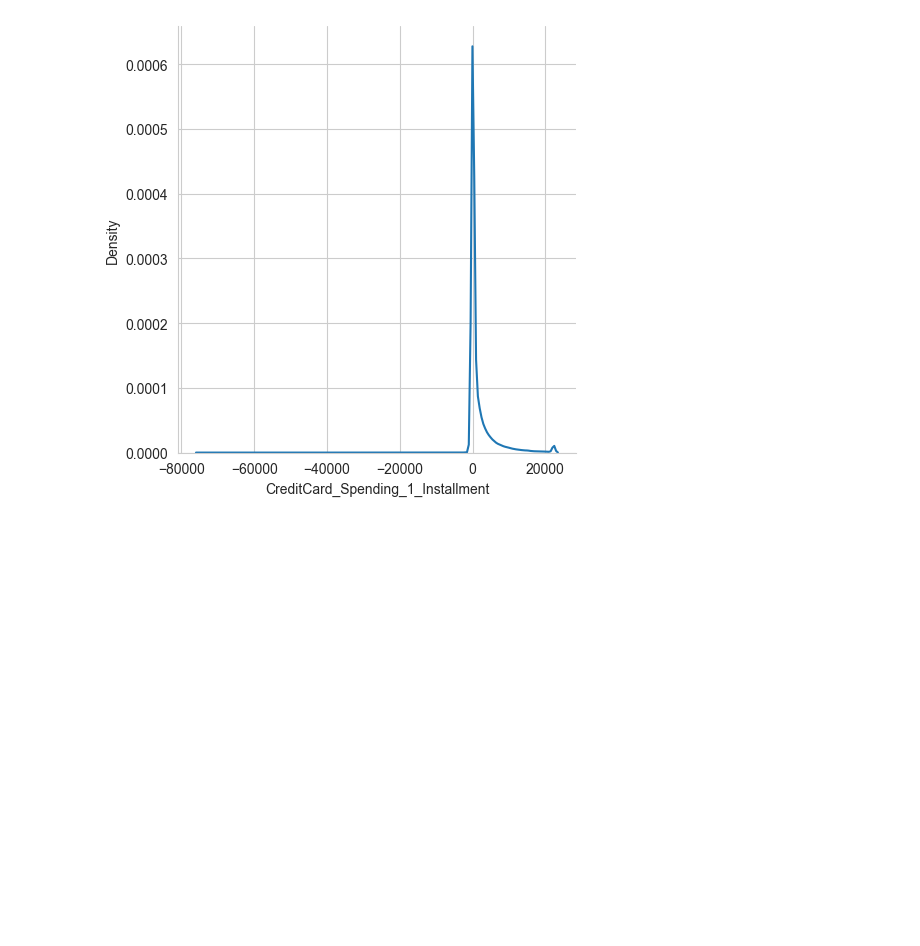
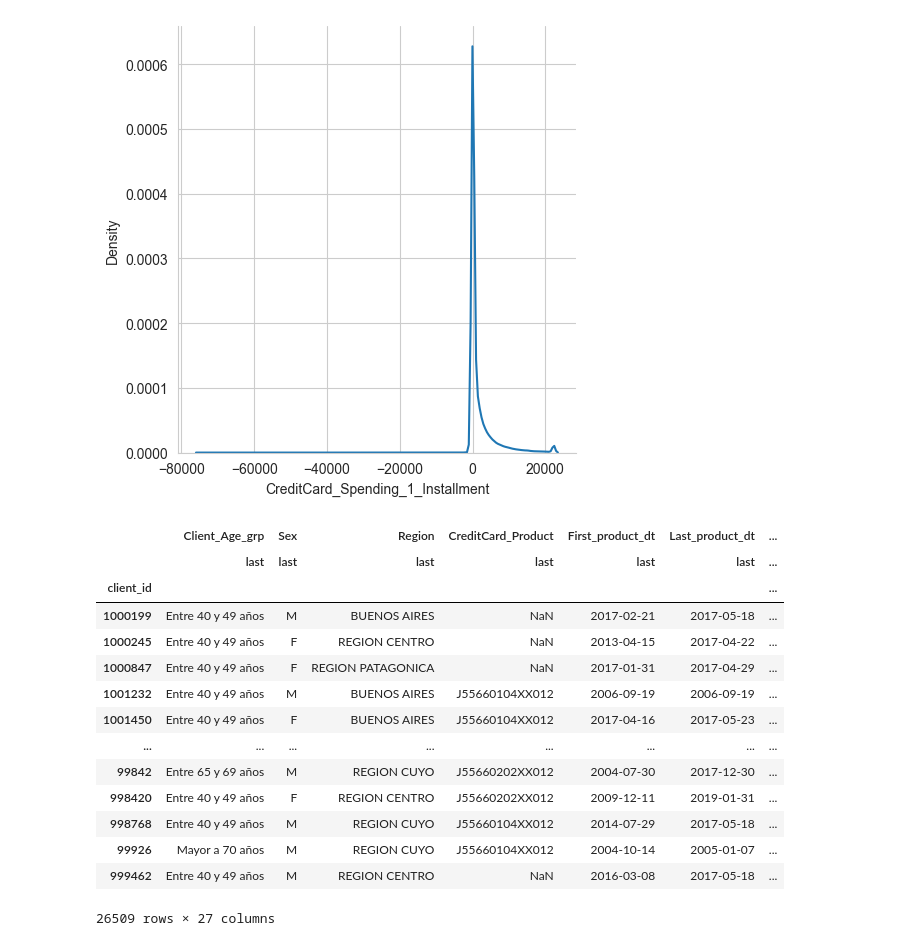
Before and after one commit to tomasanchez/ml-utn, a Jupyter notebook: notebooks/assignment.ipynb, the cells around one changed output. Drawn from its saved outputs; the diff is of its cells as text; code cells hidden in the pictures; blank space fills up the shorter version.

```diff
--- a/notebooks/assignment.ipynb
+++ b/notebooks/assignment.ipynb
@@ -680,6 +681,10 @@ plt.xlabel('Month')
 plt.show()
 # %% [output]
 [figure]
+# %%
+operations_to_sum = ['Operations_Bank', 'Operations_Terminal', 'Operations_HomeBanking',
+                     'Operations_Mobile', 'Operations_Ivr', 'Operations_Telemarketer', 'Operations_ATM']
+training_window['Operations_Total'] = training_window[operations_to_sum].sum(axis=1)
 # %%
 training_window['CreditCard_Total_Spending'].describe()
 # %% [output]
@@ -878,3 +883,43 @@ sns.displot(df['CreditCard_Spending_1_Installment'], kind='kde')
 plt.show()
 # %% [output]
 [figure]
+# %%
+training_window['First_product_dt'] = pd.to_datetime(training_window['First_product_dt'])
+training_window['Last_product_dt'] = pd.to_datetime(training_window['Last_product_dt'])
+categories = ['Client_Age_grp', 'Sex', 'Region', 'CreditCard_Product']
+training_window['CreditCard_Product'] = training_window['CreditCard_Product'].astype('category')
+# %%
+abt = training_window.groupby(['client_id']).agg(
+    {
+        'Client_Age_grp': 'last',
+        'Sex': 'last',
+        'Region': 'last',
+        'CreditCard_Product': 'last',
+        'First_product_dt': 'last',
+        'Last_product_dt': 'last',
+        'Operations_Total': 'sum',
+        'SavingAccount_DebitCard_Spend_Amount': ['sum', 'mean', 'min', 'max'],
+        'SavingAccount_Balance_Average': ['sum', 'mean', 'min', 'max'],
+        'CreditCard_Total_Spending': ['sum', 'mean', 'min', 'max'],
+        'CreditCard_Spending_1_Installment': ['sum', 'mean', 'min', 'max'],
+        'CreditCard_Spending_Installments': ['sum', 'mean', 'min', 'max'],
+    }
+)
+# %%
+abt
+# %% [output]
+|  | Client_Age_grp | Sex | Region | CreditCard_Product | First_product_dt | Last_product_dt | ... |
+|  | last | last | last | last | last | last | ... |
+| client_id |  |  |  |  |  |  | ... |
+| 1000199 | Entre 40 y 49 años | M | BUENOS AIRES | NaN | 2017-02-21 | 2017-05-18 | ... |
+| 1000245 | Entre 40 y 49 años | F | REGION CENTRO | NaN | 2013-04-15 | 2017-04-22 | ... |
+| 1000847 | Entre 40 y 49 años | F | REGION PATAGONICA | NaN | 2017-01-31 | 2017-04-29 | ... |
+| 1001232 | Entre 40 y 49 años | M | BUENOS AIRES | J55660104XX012 | 2006-09-19 | 2006-09-19 | ... |
+| 1001450 | Entre 40 y 49 años | F | BUENOS AIRES | J55660104XX012 | 2017-04-16 | 2017-05-23 | ... |
+| ... | ... | ... | ... | ... | ... | ... | ... |
+| 99842 | Entre 65 y 69 años | M | REGION CUYO | J55660202XX012 | 2004-07-30 | 2017-12-30 | ... |
+| 998420 | Entre 40 y 49 años | F | REGION CENTRO | J55660202XX012 | 2009-12-11 | 2019-01-31 | ... |
+| 998768 | Entre 40 y 49 años | M | REGION CUYO | J55660104XX012 | 2014-07-29 | 2017-05-18 | ... |
+| 99926 | Mayor a 70 años | M | REGION CUYO | J55660104XX012 | 2004-10-14 | 2005-01-07 | ... |
+| 999462 | Entre 40 y 49 años | M | REGION CENTRO | NaN | 2016-03-08 | 2017-05-18 | ... |
+26509 rows × 27 columns
```
Also changed, not shown: parts of 4 cells of this notebook.
